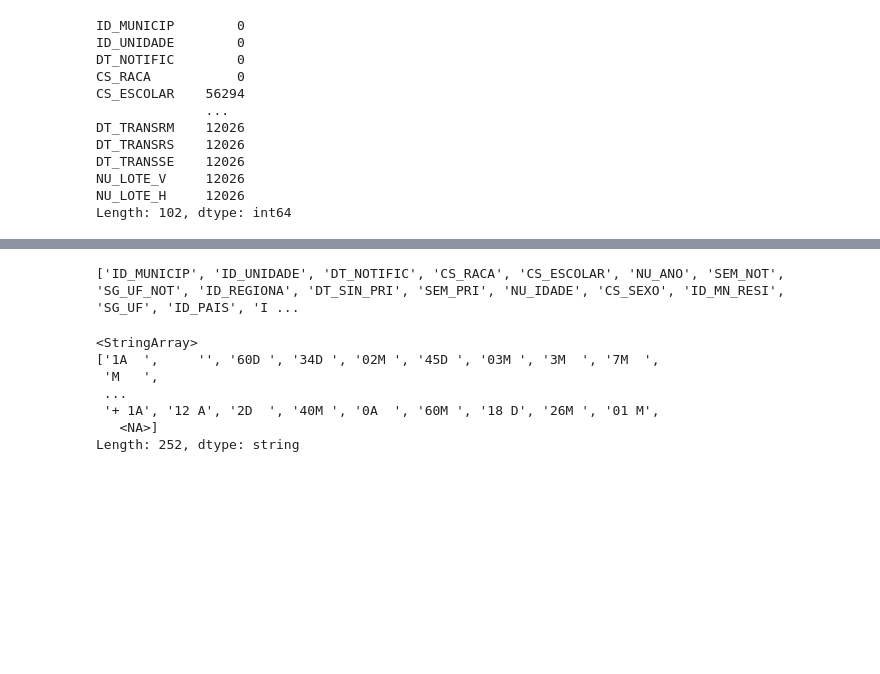
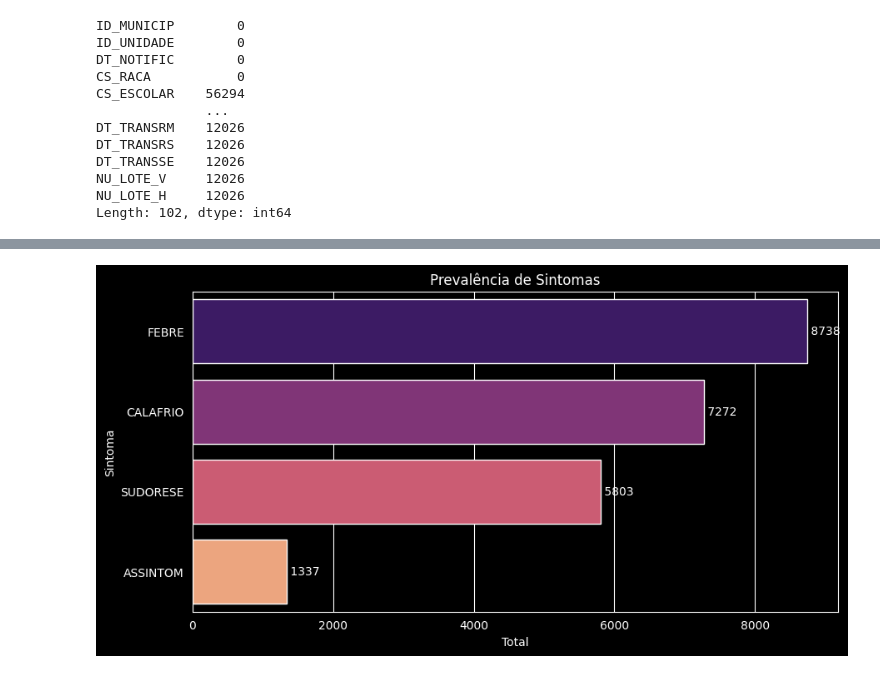
Before and after one commit to Fugant1/Health_EDA, a Jupyter notebook: src/AED/analysis.ipynb, the cells around one changed output, grey strips where cells are left out. Drawn from its saved outputs; the diff is of its cells as text; code cells hidden in the pictures; blank space fills up the shorter version.

```diff
--- a/src/AED/analysis.ipynb
+++ b/src/AED/analysis.ipynb
@@ -94,14 +223,34 @@ list = df.columns.tolist()
 # %%
-print(list) #PMALARIA AMALARIA??? - nada sobre no pdf de descrição do dataset, provavelmente não é tão relevante
+import pandas as pd
+import seaborn as sns
+import matplotlib.pyplot as plt
+
+colunas_sintomas = ['FEBRE', 'CALAFRIO', 'SUDORESE', 'ASSINTOM']
+
+# Criando a contagem de forma mais "agressiva"
+contagem_sintomas = {}
+for col in colunas_sintomas:
+    if col in df.columns:
+        # 1. Garante que é string e remove espaços (ex: ' 1 ' vira '1')
+        # 2. Conta quantos são '1' ou 1
+        serie_limpa = df[col].astype(str).str.strip()
+        contagem_sintomas[col] = (serie_limpa == '1').sum()
+    else:
+        print(f"Aviso: Coluna {col} não encontrada no CSV!")
+
+# Criando o DataFrame para o gráfico
+df_sintomas = pd.DataFrame(list(contagem_sintomas.items()), columns=['Sintoma', 'Total'])
+df_sintomas = df_sintomas.sort_values(by='Total', ascending=False)
+
+# Plot (Removendo o aviso de 'palette' usando o parâmetro 'hue')
+plt.figure(figsize=(10, 5))
+sns.barplot(data=df_sintomas, x='Total', y='Sintoma', hue='Sintoma', palette='magma', legend=False)
+
+# Adicionando os números nas barras
+for i, valor in enumerate(df_sintomas['Total']):
+    plt.text(valor, i, f' {int(valor)}', va='center')
+
+plt.title('Prevalência de Sintomas')
+plt.show()
 # %% [output]
-['ID_MUNICIP', 'ID_UNIDADE', 'DT_NOTIFIC', 'CS_RACA', 'CS_ESCOLAR', 'NU_ANO', 'SEM_NOT', 'SG_UF_NOT', 'ID_REGIONA', 'DT_SIN_PRI', 'SEM_PRI', 'NU_IDADE', 'CS_SEXO', 'ID_MN_RESI', 'SG_UF', 'ID_PAIS', 'I ...
+[figure, added]
-# %%
-print(df['AMALARIA'].unique())
-# %% [output]
-<StringArray>
-['1A  ',     '', '60D ', '34D ', '02M ', '45D ', '03M ', '3M  ', '7M  ',
- 'M   ',
- ...
- '+ 1A', '12 A', '2D  ', '40M ', '0A  ', '60M ', '18 D', '26M ', '01 M',
-   <NA>]
-Length: 252, dtype: string
```
Also changed, not shown: parts of 16 cells of this notebook, 1 other file.
